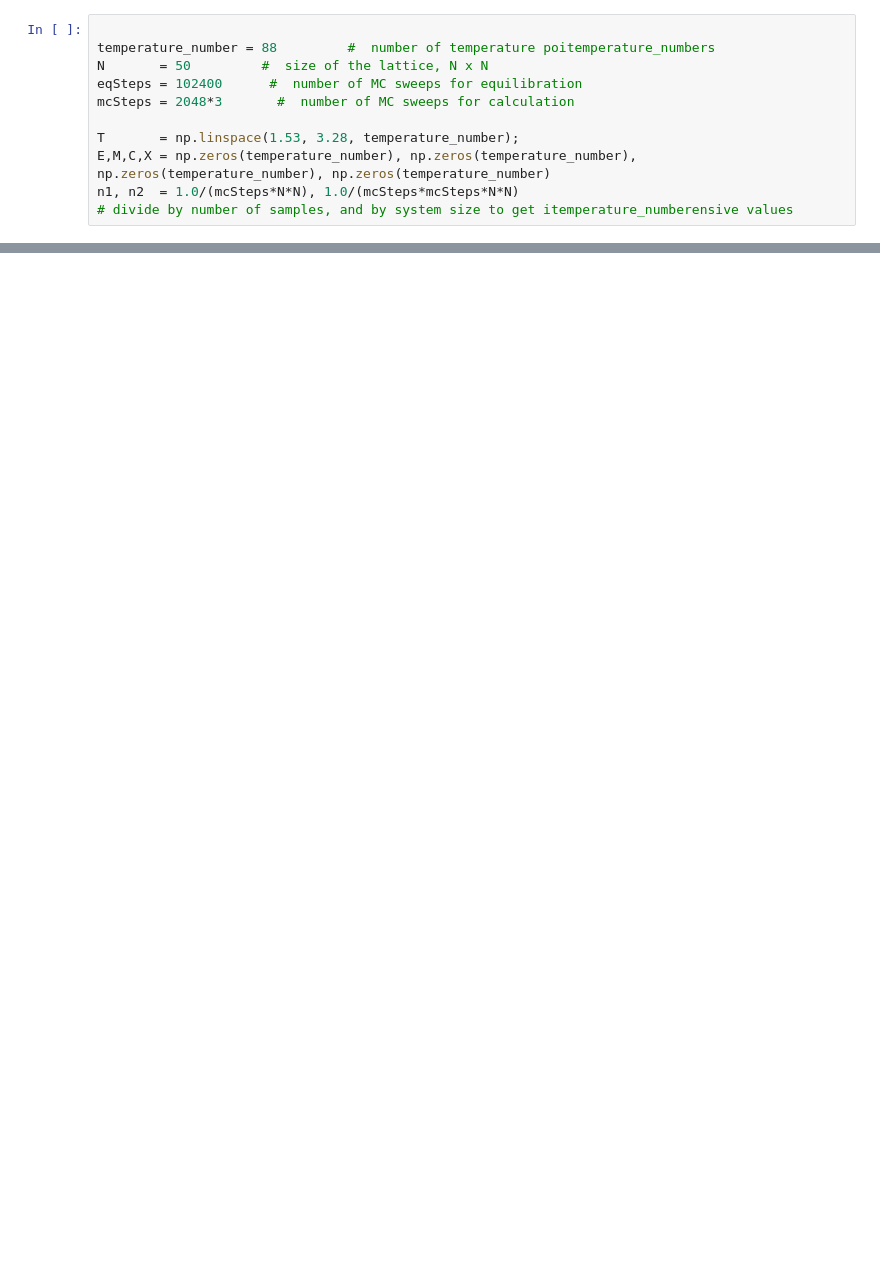
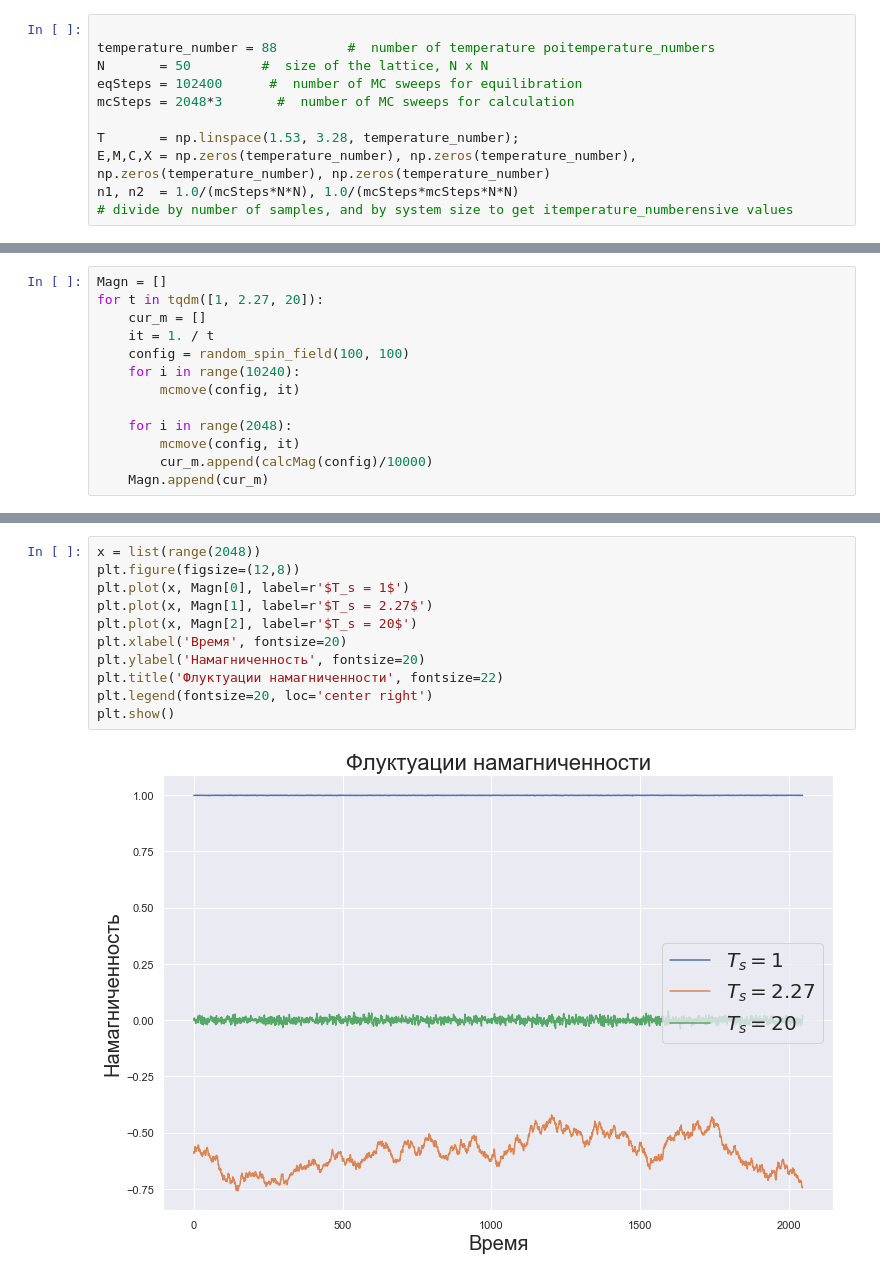
Before and after one commit to elephantmipt/metropolis-mc, a Jupyter notebook: Ising model.ipynb, the cells around one changed output, grey strips where cells are left out. Drawn from its saved outputs; the diff is of its cells as text; blank space fills up the shorter version.

```diff
--- a/Ising model.ipynb
+++ b/Ising model.ipynb
@@ -224,0 +183,13 @@ plt.show()
+# %%
+Magn = []
+for t in tqdm([1, 2.27, 20]):
+    cur_m = []
+    it = 1. / t
+    config = random_spin_field(100, 100)
+    for i in range(10240):
+        mcmove(config, it)
+
+    for i in range(2048):
+        mcmove(config, it)
+        cur_m.append(calcMag(config)/10000)
+    Magn.append(cur_m)
@@ -224,0 +198,13 @@ plt.show()
+# %%
+x = list(range(2048))
+plt.figure(figsize=(12,8))
+plt.plot(x, Magn[0], label=r'$T_s = 1$')
+plt.plot(x, Magn[1], label=r'$T_s = 2.27$')
+plt.plot(x, Magn[2], label=r'$T_s = 20$')
+plt.xlabel('Время', fontsize=20)
+plt.ylabel('Намагниченность', fontsize=20)
+plt.title('Флуктуации намагниченности', fontsize=22)
+plt.legend(fontsize=20, loc='center right')
+plt.show()
+# %% [output]
+[figure, added]
```
Also changed, not shown: parts of 8 cells of this notebook, 6 other files.
